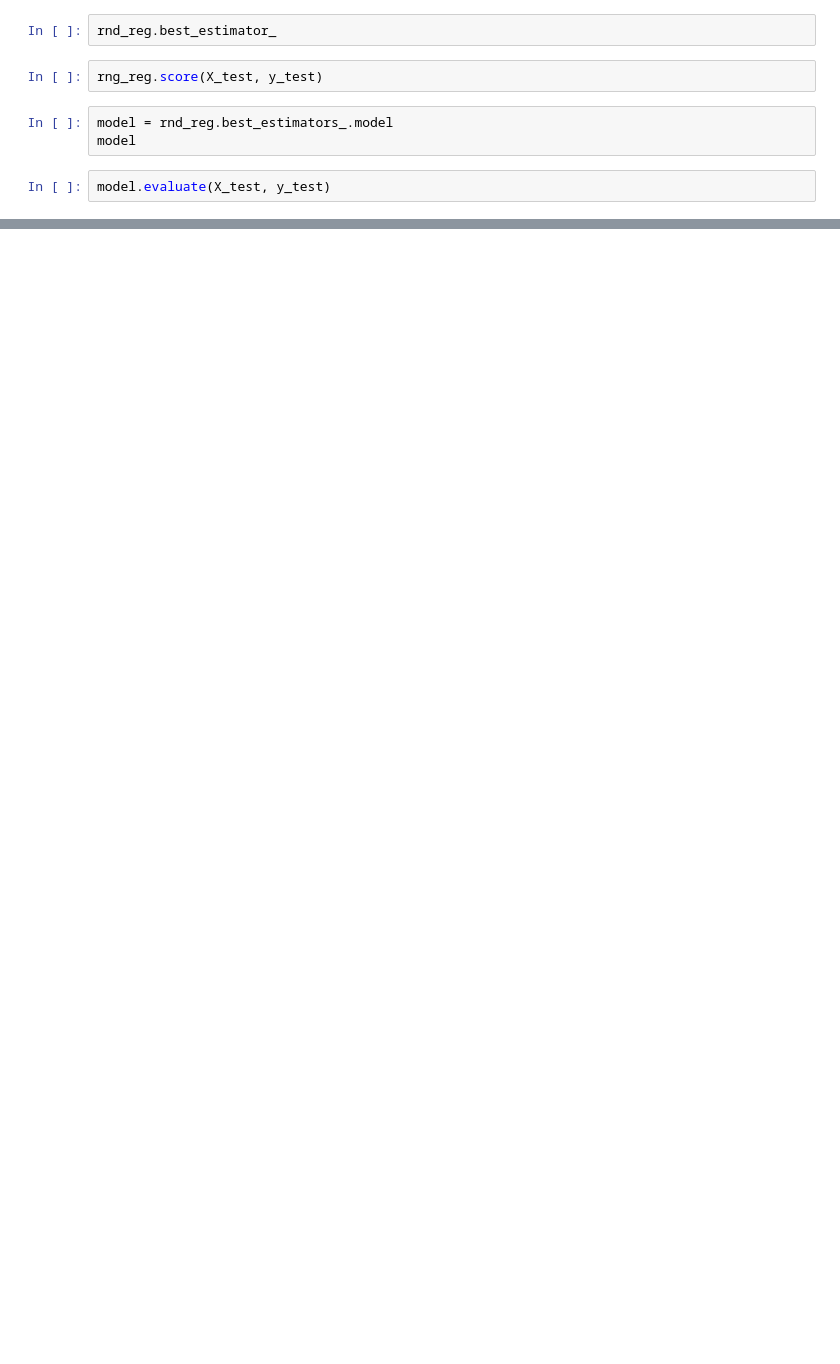
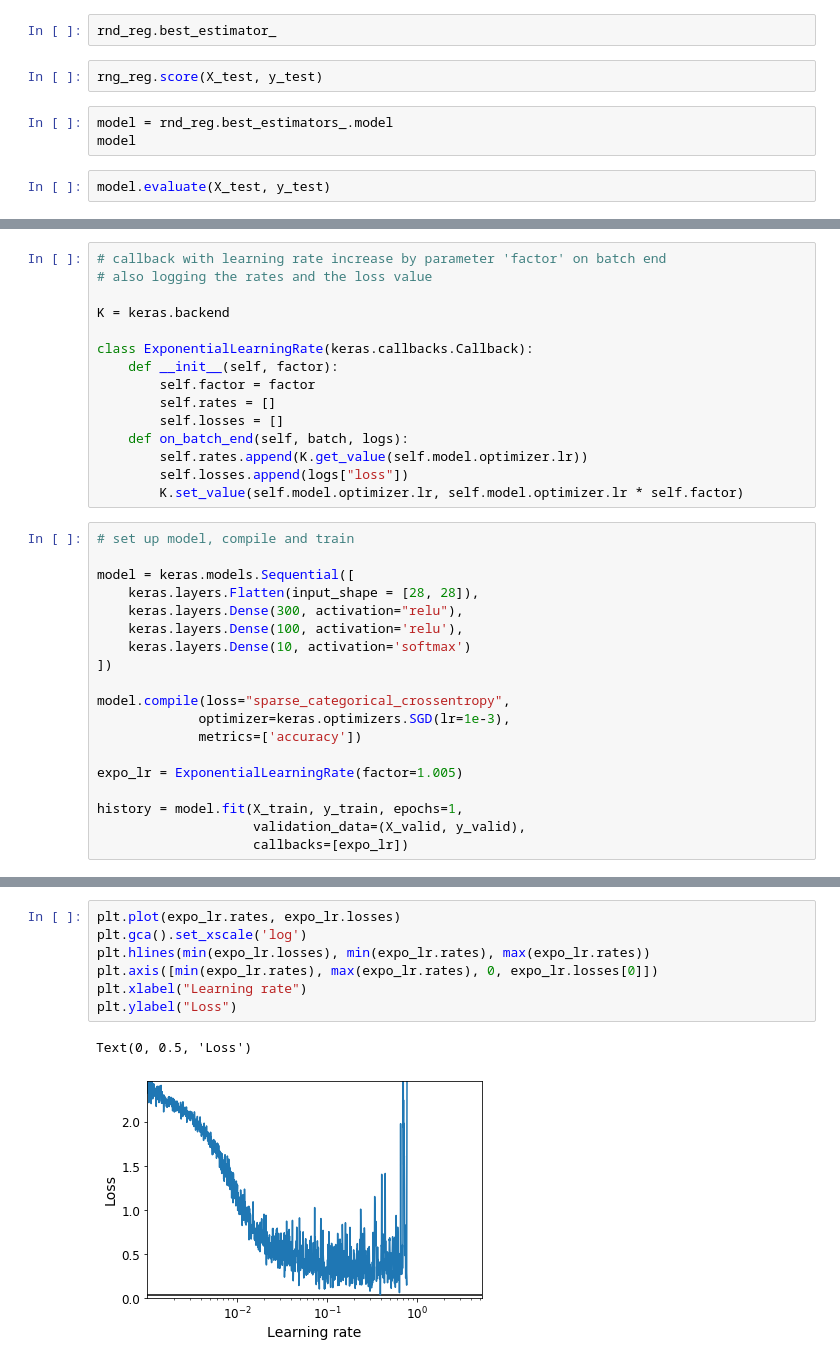
Before and after one commit to Svensone/handson-MachineLearning, a Jupyter notebook: 001 Ch. 10 ANN .ipynb, the cells around one changed output, grey strips where cells are left out. Saved outputs shown, nothing was run; the diff lists cells and outputs as text; blank space fills up the shorter version.

Commit message:
ch. 10 finish, ch. 11 train DNN, non-sat. Activat

```diff
--- a/001 Ch. 10 ANN .ipynb
+++ b/001 Ch. 10 ANN .ipynb
@@ -931,0 +972,34 @@ model.evaluate(X_test, y_test)
+# %%
+# callback with learning rate increase by parameter 'factor' on batch end
+# also logging the rates and the loss value
+
+K = keras.backend
+
+class ExponentialLearningRate(keras.callbacks.Callback):
+    def __init__(self, factor):
+        self.factor = factor
+        self.rates = []
+        self.losses = []
+    def on_batch_end(self, batch, logs):
+        self.rates.append(K.get_value(self.model.optimizer.lr))
+        self.losses.append(logs["loss"])
+        K.set_value(self.model.optimizer.lr, self.model.optimizer.lr * self.factor)
+# %%
+# set up model, compile and train
+
+model = keras.models.Sequential([
+    keras.layers.Flatten(input_shape = [28, 28]),
+    keras.layers.Dense(300, activation="relu"),
+    keras.layers.Dense(100, activation='relu'),
+    keras.layers.Dense(10, activation='softmax')
+])
+
+model.compile(loss="sparse_categorical_crossentropy",
+             optimizer=keras.optimizers.SGD(lr=1e-3),
+             metrics=['accuracy'])
+
+expo_lr = ExponentialLearningRate(factor=1.005)
+
+history = model.fit(X_train, y_train, epochs=1,
+                    validation_data=(X_valid, y_valid),
+                    callbacks=[expo_lr])
@@ -931,0 +1009,10 @@ model.evaluate(X_test, y_test)
+# %%
+plt.plot(expo_lr.rates, expo_lr.losses)
+plt.gca().set_xscale('log')
+plt.hlines(min(expo_lr.losses), min(expo_lr.rates), max(expo_lr.rates))
+plt.axis([min(expo_lr.rates), max(expo_lr.rates), 0, expo_lr.losses[0]])
+plt.xlabel("Learning rate")
+plt.ylabel("Loss")
+# %% [output]
+Text(0, 0.5, 'Loss')
+[figure, added]
```
Also changed, not shown: parts of 14 cells of this notebook, 2 other files.
